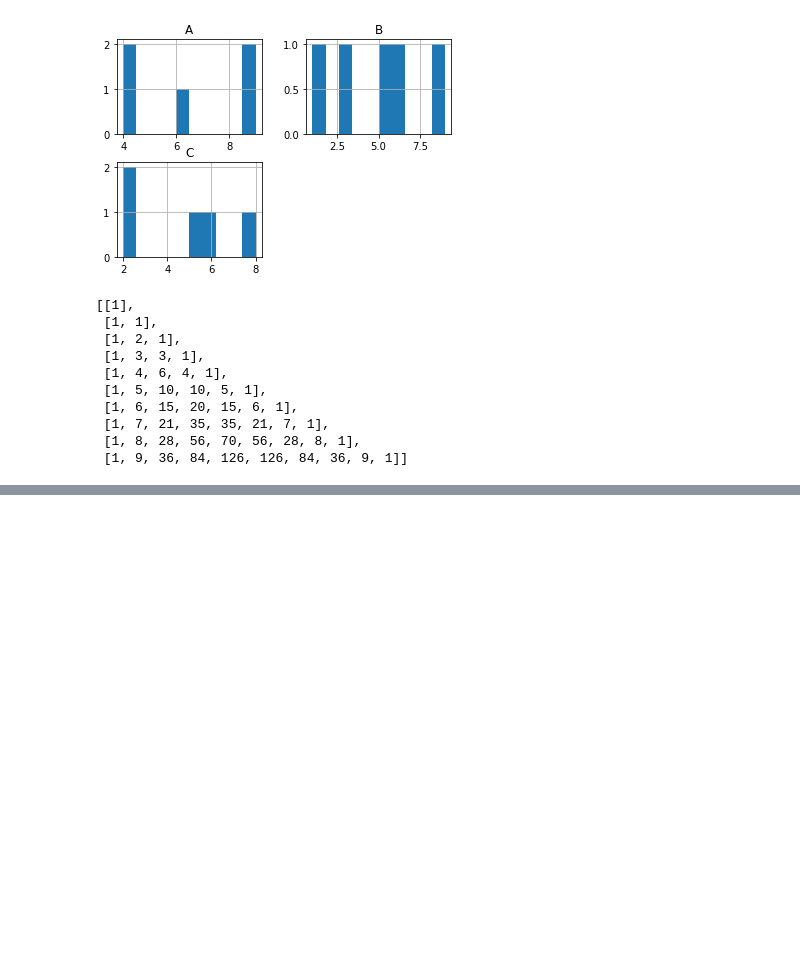
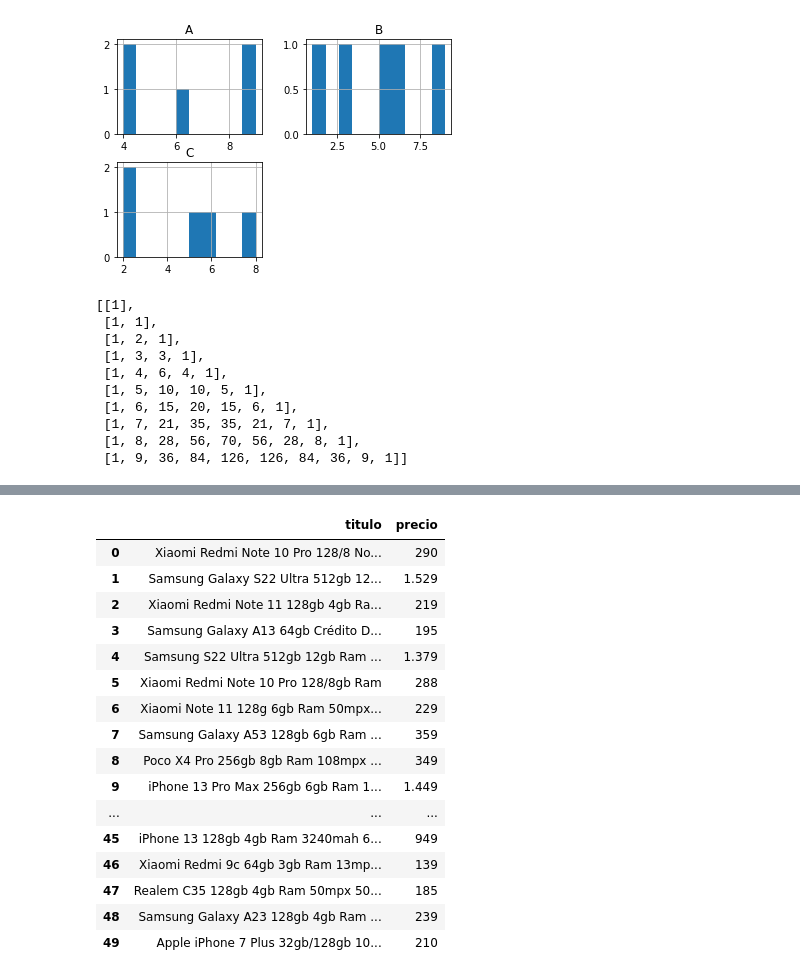
Before and after one commit to chris78rey/DIPLOM_BIGDATA, a Jupyter notebook: deberes/modulo04/talleres guiados/prueba.ipynb, the cells around one changed output, grey strips where cells are left out. Saved outputs shown, nothing was run; the diff lists cells and outputs as text; code cells hidden in the pictures; blank space fills up the shorter version.

```diff
--- a/deberes/modulo04/talleres guiados/prueba.ipynb
+++ b/deberes/modulo04/talleres guiados/prueba.ipynb
@@ -66,0 +253,43 @@ def invertir_palabra(palabra):
+# %%
+#hacerme una funcion que haga scrape de la pagina de https://www.mercadolibre.com.ec/
+
+import requests
+from bs4 import BeautifulSoup
+import pandas as pd
+
+df = pd.DataFrame()
+
+def scrape_mercadolibre():
+    url = 'https://listado.mercadolibre.com.ec/celulares#D[A:celulares]'
+    response = requests.get(url)
+    soup = BeautifulSoup(response.text, 'html.parser')
+    productos = soup.find_all('div', {'class': 'ui-search-result__content-wrapper'})
+    productos_lista = []
+    for producto in productos:
+        titulo = producto.find('h2', {'class': 'ui-search-item__title'}).text
+        precio = producto.find('span', {'class': 'price-tag-fraction'}).text
+        productos_lista.append([titulo, precio])
+    df = pd.DataFrame(productos_lista, columns=['titulo', 'precio'])
+    return df
+
+df = scrape_mercadolibre()
+
+df
+# %% [output]
+|  | titulo | precio |
+| 0 | Xiaomi Redmi Note 10 Pro 128/8 No... | 290 |
+| 1 | Samsung Galaxy S22 Ultra 512gb 12... | 1.529 |
+| 2 | Xiaomi Redmi Note 11 128gb 4gb Ra... | 219 |
+| 3 | Samsung Galaxy A13 64gb Crédito D... | 195 |
+| 4 | Samsung S22 Ultra 512gb 12gb Ram ... | 1.379 |
+| 5 | Xiaomi Redmi Note 10 Pro 128/8gb Ram | 288 |
+| 6 | Xiaomi Note 11 128g 6gb Ram 50mpx... | 229 |
+| 7 | Samsung Galaxy A53 128gb 6gb Ram ... | 359 |
+| 8 | Poco X4 Pro 256gb 8gb Ram 108mpx ... | 349 |
+| 9 | iPhone 13 Pro Max 256gb 6gb Ram 1... | 1.449 |
+| ... | ... | ... |
+| 45 | iPhone 13 128gb 4gb Ram 3240mah 6... | 949 |
+| 46 | Xiaomi Redmi 9c 64gb 3gb Ram 13mp... | 139 |
+| 47 | Realem C35 128gb 4gb Ram 50mpx 50... | 185 |
+| 48 | Samsung Galaxy A23 128gb 4gb Ram ... | 239 |
+| 49 | Apple iPhone 7 Plus 32gb/128gb 10... | 210 |
```
Also changed, not shown: parts of 11 cells of this notebook, 5 other files.
